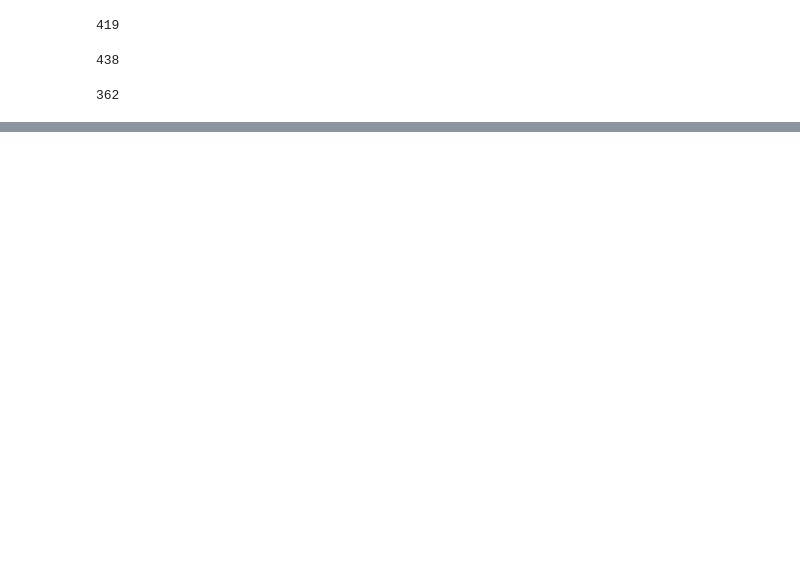
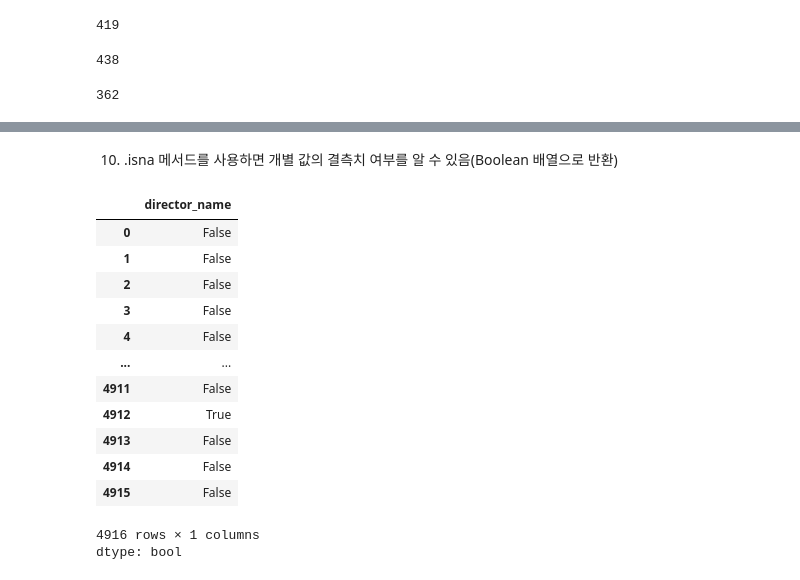
Before and after one commit to allyreum/R_study, a Jupyter notebook: Pandas_Cookbook_2e.ipynb, the cells around one changed output, grey strips where cells are left out. Cells and saved outputs as stored; diff of their text form; code cells hidden in the pictures; blank space fills up the shorter version.

```diff
--- a/Pandas_Cookbook_2e.ipynb
+++ b/Pandas_Cookbook_2e.ipynb
@@ -165,0 +338,21 @@ len(s_attr_methods & df_attr_methods)
+# %% [markdown]
+
+
+10.   .isna 메서드를 사용하면 개별 값의 결측치 여부를 알 수 있음(Boolean 배열으로 반환)
+# %%
+director.isna()
+# %% [output]
+|  | director_name |
+| 0 | False |
+| 1 | False |
+| 2 | False |
+| 3 | False |
+| 4 | False |
+| ... | ... |
+| 4911 | False |
+| 4912 | True |
+| 4913 | False |
+| 4914 | False |
+| 4915 | False |
+4916 rows × 1 columns
+dtype: bool
```
Also changed, not shown: parts of 33 cells of this notebook.
